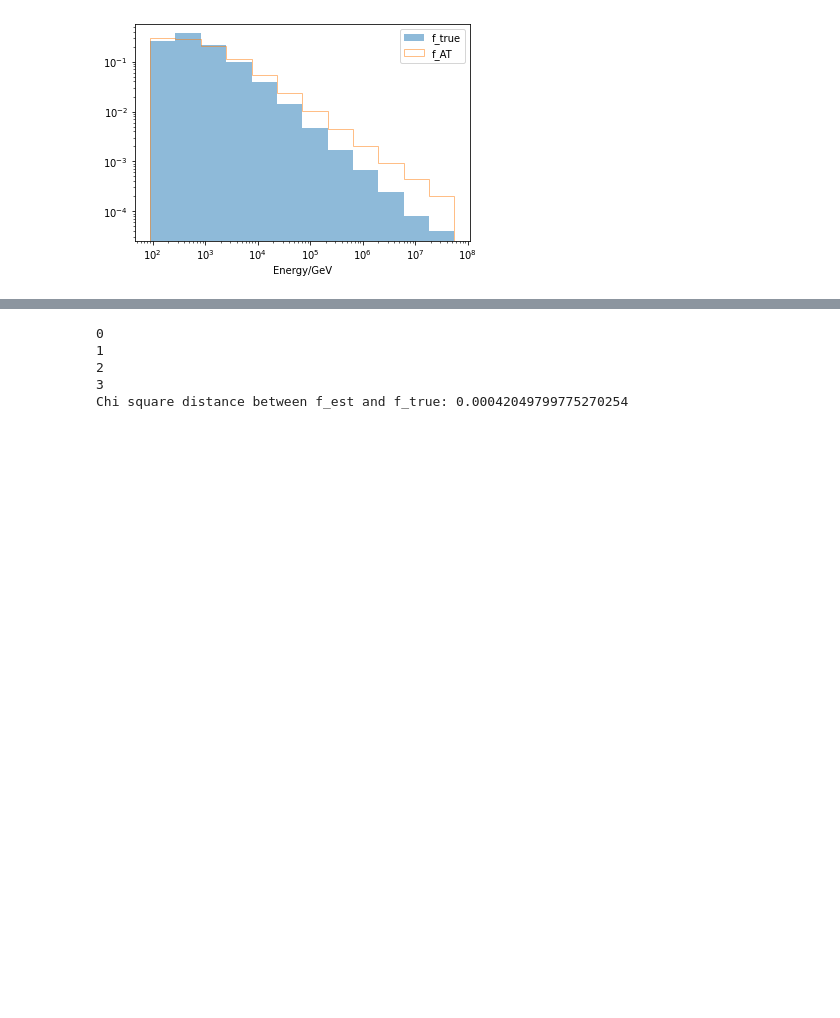
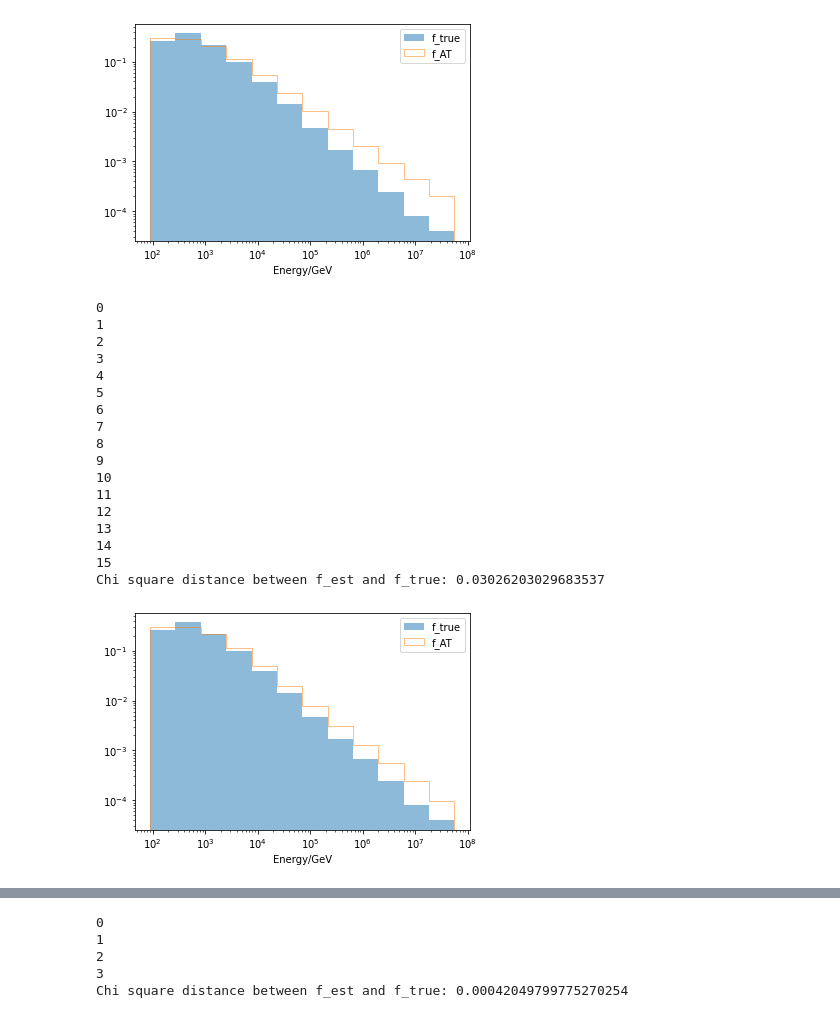
Before and after one commit to janjaek/DSEA-test, a Jupyter notebook: dsea_best_features.ipynb, the cells around one changed output, grey strips where cells are left out. Drawn from its saved outputs; the diff is of its cells as text; code cells hidden in the pictures; blank space fills up the shorter version.

Commit message:
added bayesian ridge and logisticAT with 20 iterations

```diff
--- a/dsea_best_features.ipynb
+++ b/dsea_best_features.ipynb
@@ -108,3 +110,38 @@ plt.show()
 10
 Chi square distance between f_est and f_true: 0.05225936907236722
 [figure]
+# %%
+#testing 15 iterations
+def inspect_alpha(k, alpha, chi2s, f):
+    print(alpha)
+
+
+alpha_mul = stepsize.decay_mul(0.5)
+f_AT_mul = dsea(X_btest, X_btrain, Y_train, LogisticAT(), K = 15, inspect = inspect_alpha, alpha = alpha_mul)
+print('Chi square distance between f_est and f_true: {}'.format(util.chi2s(f_AT_mul, f_true)))
+plt.hist(bin_centers, bins = binning_E, weights = f_true, alpha = 0.5,label ='f_true')
+plt.hist(bin_centers, bins = binning_E, weights = f_AT_mul, alpha = 0.5,histtype = 'step',label='f_AT')
+plt.gca().set_xscale('log')
+plt.yscale('log')
+plt.xlabel('Energy/GeV')
+plt.legend(loc='best')
+plt.show()
+# %% [output]
+0
+1
+2
+3
+4
+5
+6
+7
+8
+9
+10
+11
+12
+13
+14
+15
+Chi square distance between f_est and f_true: 0.03026203029683537
+[figure, added]
```
Also changed, not shown: parts of 6 cells of this notebook.
